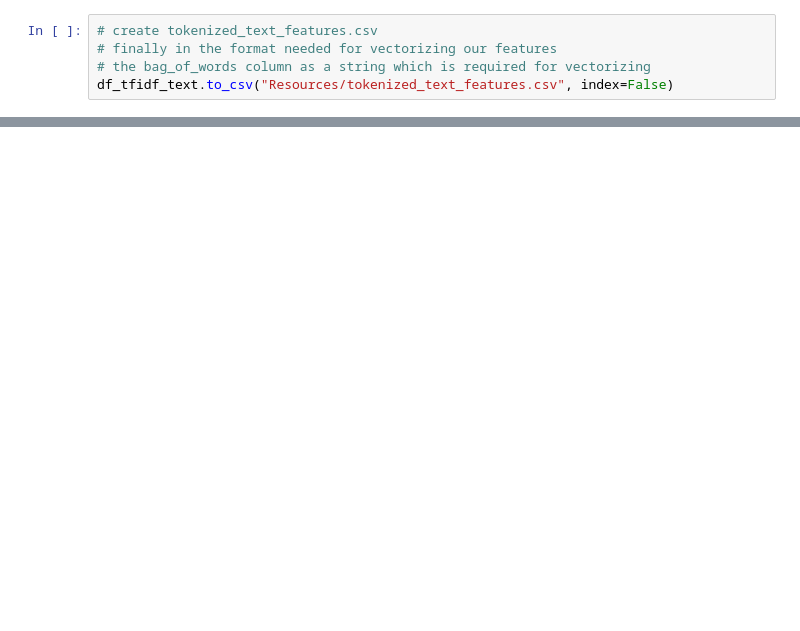
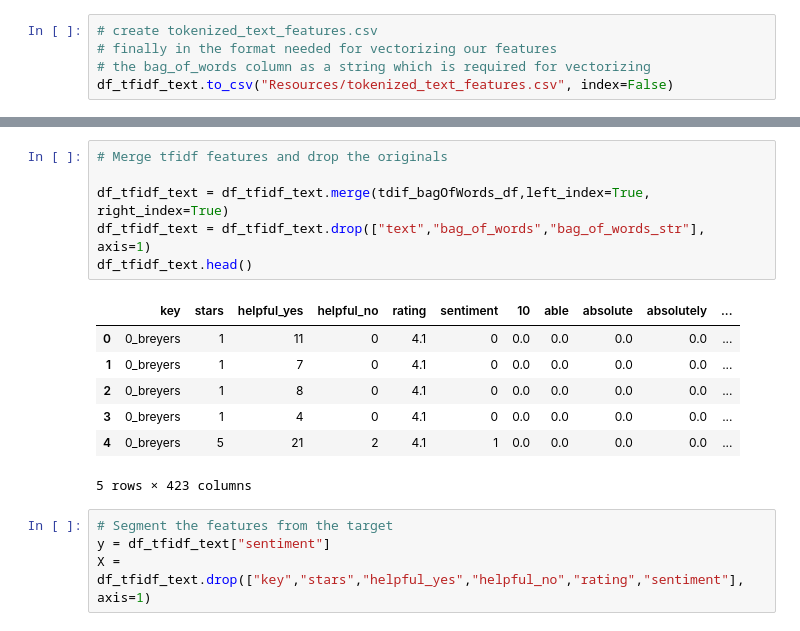
Before and after one commit to MaxThors/UW_final_project, a Jupyter notebook: nlp_feature_extraction_vectorizing.ipynb, the cells around one changed output, grey strips where cells are left out. Cells and saved outputs as stored; diff of their text form; blank space fills up the shorter version.

```diff
--- a/nlp_feature_extraction_vectorizing.ipynb
+++ b/nlp_feature_extraction_vectorizing.ipynb
@@ -466,0 +438,18 @@ Features :  ['10', 'able', 'absolute', 'absolutely', 'actually', 'add', 'added',
+# %%
+# Merge tfidf features and drop the originals
+
+df_tfidf_text = df_tfidf_text.merge(tdif_bagOfWords_df,left_index=True, right_index=True)
+df_tfidf_text = df_tfidf_text.drop(["text","bag_of_words","bag_of_words_str"], axis=1)
+df_tfidf_text.head()
+# %% [output]
+|  | key | stars | helpful_yes | helpful_no | rating | sentiment | 10 | able | absolute | absolutely | ... |
+| 0 | 0_breyers | 1 | 11 | 0 | 4.1 | 0 | 0.0 | 0.0 | 0.0 | 0.0 | ... |
+| 1 | 0_breyers | 1 | 7 | 0 | 4.1 | 0 | 0.0 | 0.0 | 0.0 | 0.0 | ... |
+| 2 | 0_breyers | 1 | 8 | 0 | 4.1 | 0 | 0.0 | 0.0 | 0.0 | 0.0 | ... |
+| 3 | 0_breyers | 1 | 4 | 0 | 4.1 | 0 | 0.0 | 0.0 | 0.0 | 0.0 | ... |
+| 4 | 0_breyers | 5 | 21 | 2 | 4.1 | 1 | 0.0 | 0.0 | 0.0 | 0.0 | ... |
+5 rows × 423 columns
+# %%
+# Segment the features from the target
+y = df_tfidf_text["sentiment"]
+X = df_tfidf_text.drop(["key","stars","helpful_yes","helpful_no","rating","sentiment"], axis=1)
```
Also changed, not shown: parts of 25 cells of this notebook.
